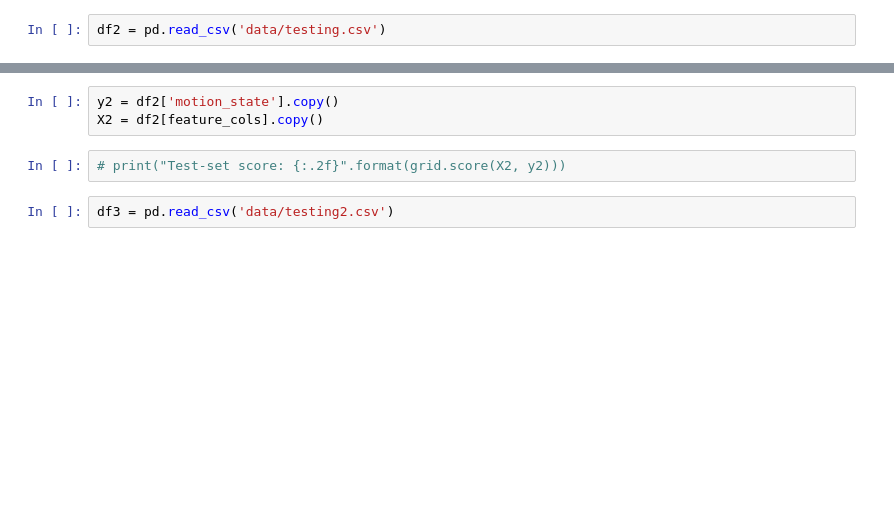
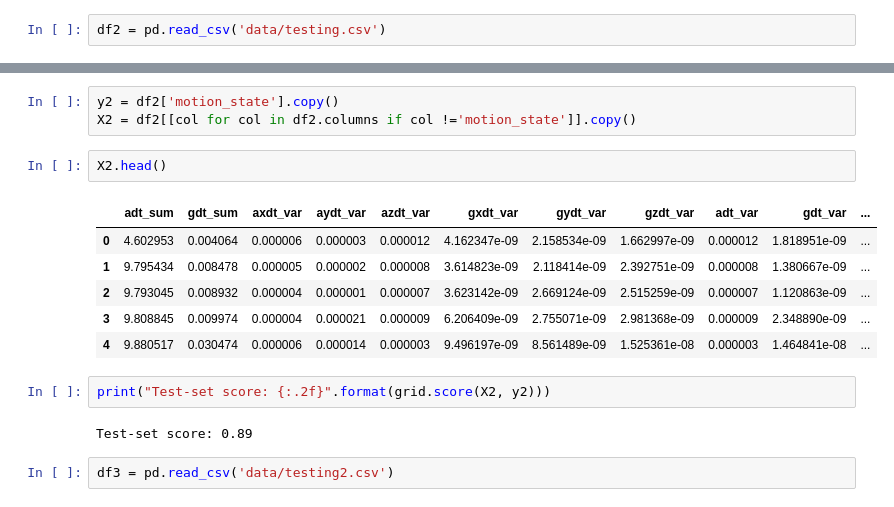
Before and after one commit to sauravuprety21/enel682-proj, a Jupyter notebook: 01knn.ipynb, the cells around one changed output, grey strips where cells are left out. Saved outputs shown, nothing was run; the diff lists cells and outputs as text; blank space fills up the shorter version.

```diff
--- a/01knn.ipynb
+++ b/01knn.ipynb
@@ -123,8 +121,19 @@ df2.head()
 # %%
 y2 = df2['motion_state'].copy()
-X2 = df2[feature_cols].copy()
+X2 = df2[[col for col in df2.columns if col !='motion_state']].copy()
+# %%
+X2.head()
+# %% [output]
+|  | adt_sum | gdt_sum | axdt_var | aydt_var | azdt_var | gxdt_var | gydt_var | gzdt_var | adt_var | gdt_var | ... |
+| 0 | 4.602953 | 0.004064 | 0.000006 | 0.000003 | 0.000012 | 4.162347e-09 | 2.158534e-09 | 1.662997e-09 | 0.000012 | 1.818951e-09 | ... |
+| 1 | 9.795434 | 0.008478 | 0.000005 | 0.000002 | 0.000008 | 3.614823e-09 | 2.118414e-09 | 2.392751e-09 | 0.000008 | 1.380667e-09 | ... |
+| 2 | 9.793045 | 0.008932 | 0.000004 | 0.000001 | 0.000007 | 3.623142e-09 | 2.669124e-09 | 2.515259e-09 | 0.000007 | 1.120863e-09 | ... |
+| 3 | 9.808845 | 0.009974 | 0.000004 | 0.000021 | 0.000009 | 6.206409e-09 | 2.755071e-09 | 2.981368e-09 | 0.000009 | 2.348890e-09 | ... |
+| 4 | 9.880517 | 0.030474 | 0.000006 | 0.000014 | 0.000003 | 9.496197e-09 | 8.561489e-09 | 1.525361e-08 | 0.000003 | 1.464841e-08 | ... |
 # %%
-# print("Test-set score: {:.2f}".format(grid.score(X2, y2)))
+print("Test-set score: {:.2f}".format(grid.score(X2, y2)))
+# %% [output]
+Test-set score: 0.89
 # %%
 df3 = pd.read_csv('data/testing2.csv')
 # %%
```
Also changed, not shown: parts of 8 cells of this notebook, 5 other files.
